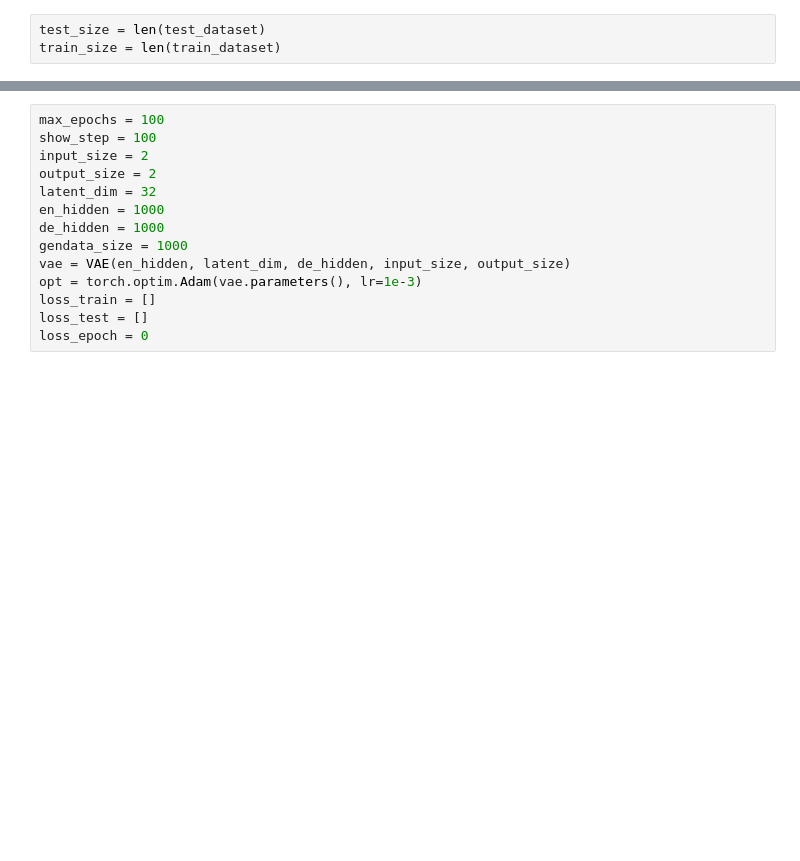
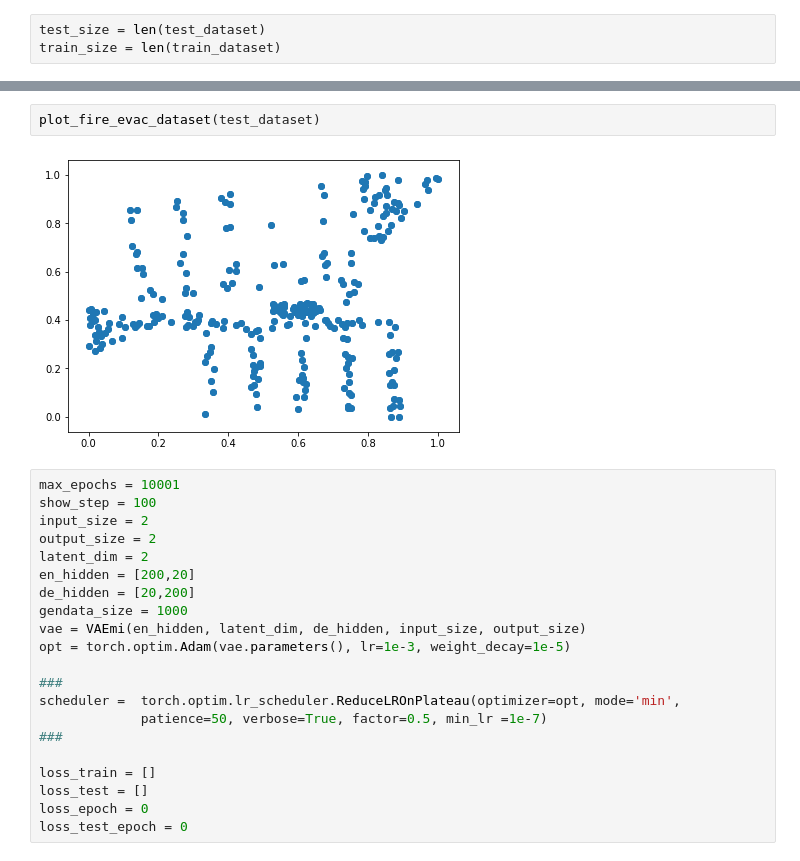
Before and after one commit to ge96rox/MLCMS04, a Jupyter notebook: task4.ipynb, the cells around one changed output, grey strips where cells are left out. Saved outputs shown, nothing was run; the diff lists cells and outputs as text; blank space fills up the shorter version.

```diff
--- a/task4.ipynb
+++ b/task4.ipynb
@@ -37,16 +41,27 @@ plot_fire_evac_dataset(train_dataset)
+# %%
+plot_fire_evac_dataset(test_dataset)
+# %% [output]
+[figure, added]
 # %%
-max_epochs = 100
+max_epochs = 10001
 show_step = 100
 input_size = 2
 output_size = 2
-latent_dim = 32
-en_hidden = 1000
-de_hidden = 1000
+latent_dim = 2
+en_hidden = [200,20]
+de_hidden = [20,200]
 gendata_size = 1000
-vae = VAE(en_hidden, latent_dim, de_hidden, input_size, output_size)
-opt = torch.optim.Adam(vae.parameters(), lr=1e-3)
+vae = VAEmi(en_hidden, latent_dim, de_hidden, input_size, output_size)
+opt = torch.optim.Adam(vae.parameters(), lr=1e-3, weight_decay=1e-5)
+
+###
+scheduler =  torch.optim.lr_scheduler.ReduceLROnPlateau(optimizer=opt, mode='min',
+             patience=50, verbose=True, factor=0.5, min_lr =1e-7)
+###
+
 loss_train = []
 loss_test = []
 loss_epoch = 0
+loss_test_epoch = 0
 # %%
 for epoch in range(max_epochs):
```
Also changed, not shown: parts of 6 cells of this notebook, 1 other file.
